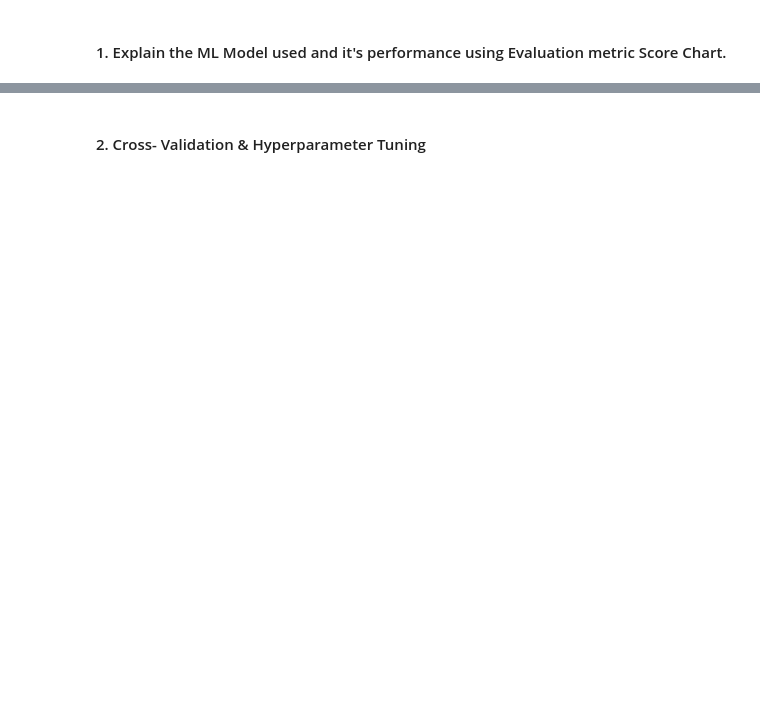
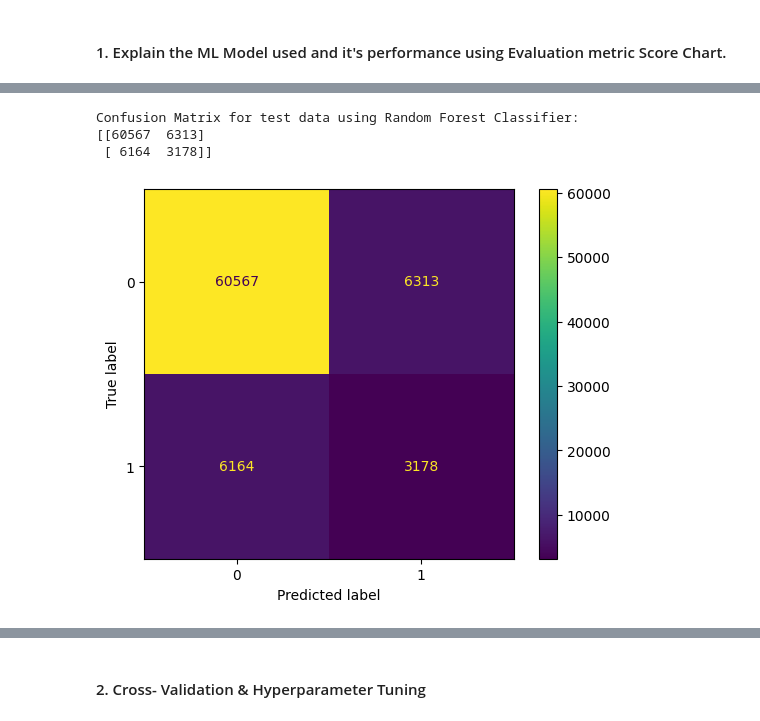
Before and after one commit to priyaregit/Classification-ML_Insurance-Cross-Sell-Prediction, a Jupyter notebook: Health_Insurance_Cross_Sell_Prediction_Classification.ipynb, the cells around one changed output, grey strips where cells are left out. Cells and saved outputs as stored; diff of their text form; code cells hidden in the pictures; blank space fills up the shorter version.

```diff
--- a/Health_Insurance_Cross_Sell_Prediction_Classification.ipynb
+++ b/Health_Insurance_Cross_Sell_Prediction_Classification.ipynb
@@ -1277,0 +1440,14 @@ Answer Here.
+# %%
+# Get the confusion matrix for test data
+cm_rf = confusion_matrix(y_test, test_class_preds)
+print("Confusion Matrix for test data using Random Forest Classifier:")
+print(cm_rf,"\n")
+
+disp = ConfusionMatrixDisplay(cm_rf)
+disp.plot()
+plt.show()
+# %% [output]
+Confusion Matrix for test data using Random Forest Classifier:
+[[60567  6313]
+ [ 6164  3178]]
+[figure, added]
```
Also changed, not shown: parts of 44 cells of this notebook.
